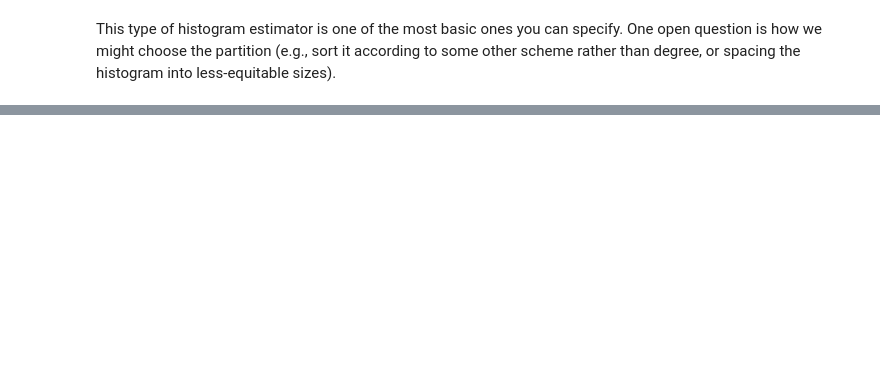
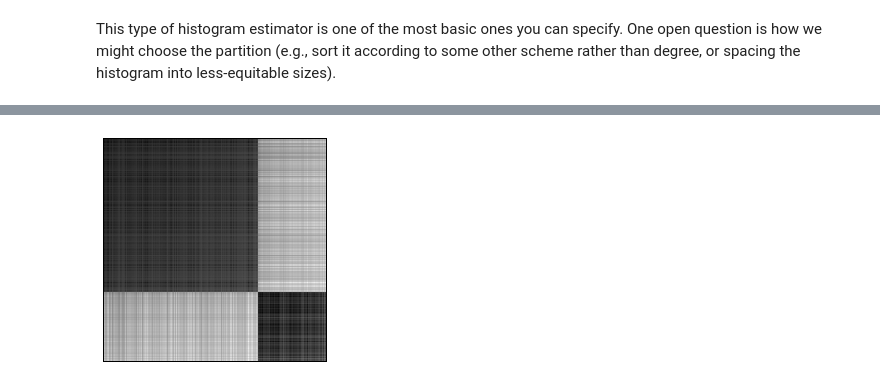
Before and after one commit to dicai/pygraphon, a Jupyter notebook: ipynb/basics.ipynb, the cells around one changed output, grey strips where cells are left out. Saved outputs shown, nothing was run; the diff lists cells and outputs as text; code cells hidden in the pictures; blank space fills up the shorter version.

```diff
--- a/ipynb/basics.ipynb
+++ b/ipynb/basics.ipynb
@@ -281,2 +290,29 @@ hist3.plot(title='50 bins, MSE: %.4f' % mse3)
 # %% [markdown]
 This type of histogram estimator is one of the most basic ones you can specify. One open question is how we might choose the partition (e.g., sort it according to some other scheme rather than degree, or spacing the histogram into less-equitable sizes).
+# %%
+from pygraphon.core.graphons import SBM
+sbm = Graphon(SBM(0.3, 0.8, 0.3))
+sbm.plot()
+
+sbm_samp = sbm.sample(300)
+sbm_samp.plot()
+sbm_samp.sort_by_unifs().plot()
+sbm_samp.sort_by_degree().plot()
+
+sbm_sorted = sbm_samp.sort_by_degree()
+
+hist0 = sbm_sorted.hist(2)
+mse0 = hist0.compute_MSE(sbm_samp.get_weighted_graph(), sbm_sorted.permutation)
+hist0.plot()#title=2 bins, MSE: %.4f' % mse0)
+
+hist1 = sbm_sorted.hist(3)
+mse1 = hist1.compute_MSE(sbm_samp.get_weighted_graph(), sbm_sorted.permutation)
+hist1.plot()#title='4 bins, MSE: %.4f' % mse1)
+
+hist2 = sbm_sorted.hist(4)
+mse2 = hist2.compute_MSE(sbm_samp.get_weighted_graph(), sbm_sorted.permutation)
+hist2.plot()#title='5 bins, MSE: %.4f' % mse2)
+
+hist3 = sbm_sorted.hist(5)
+mse3 = hist3.compute_MSE(sbm_samp.get_weighted_graph(), sbm_sorted.permutation)
+hist3.plot()#title='5 bins, MSE: %.4f' % mse3)
@@ -282,0 +328,4 @@ This type of histogram estimator is one of the most basic ones you can specify.
+# %%
+sbm_samp.sort_by_degree().smooth().plot()
+# %% [output]
+[figure, added]
```
Also changed, not shown: parts of 26 cells of this notebook, 12 other files.
